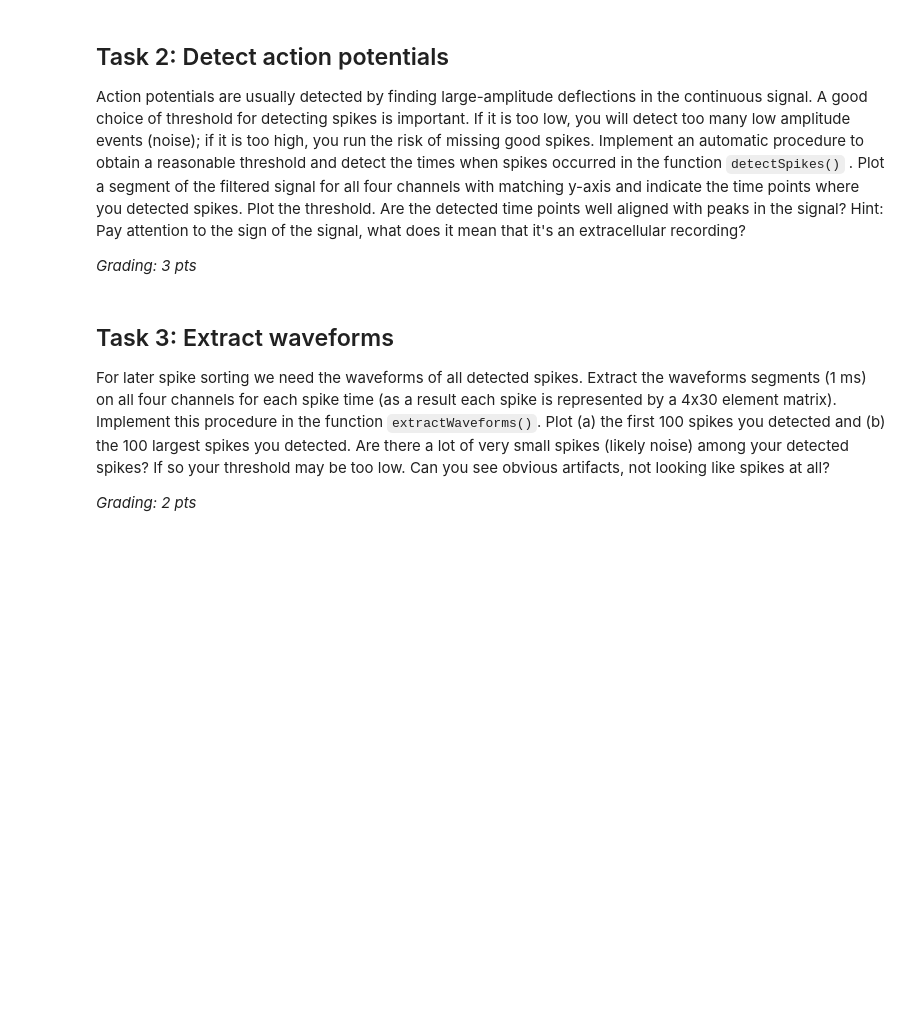
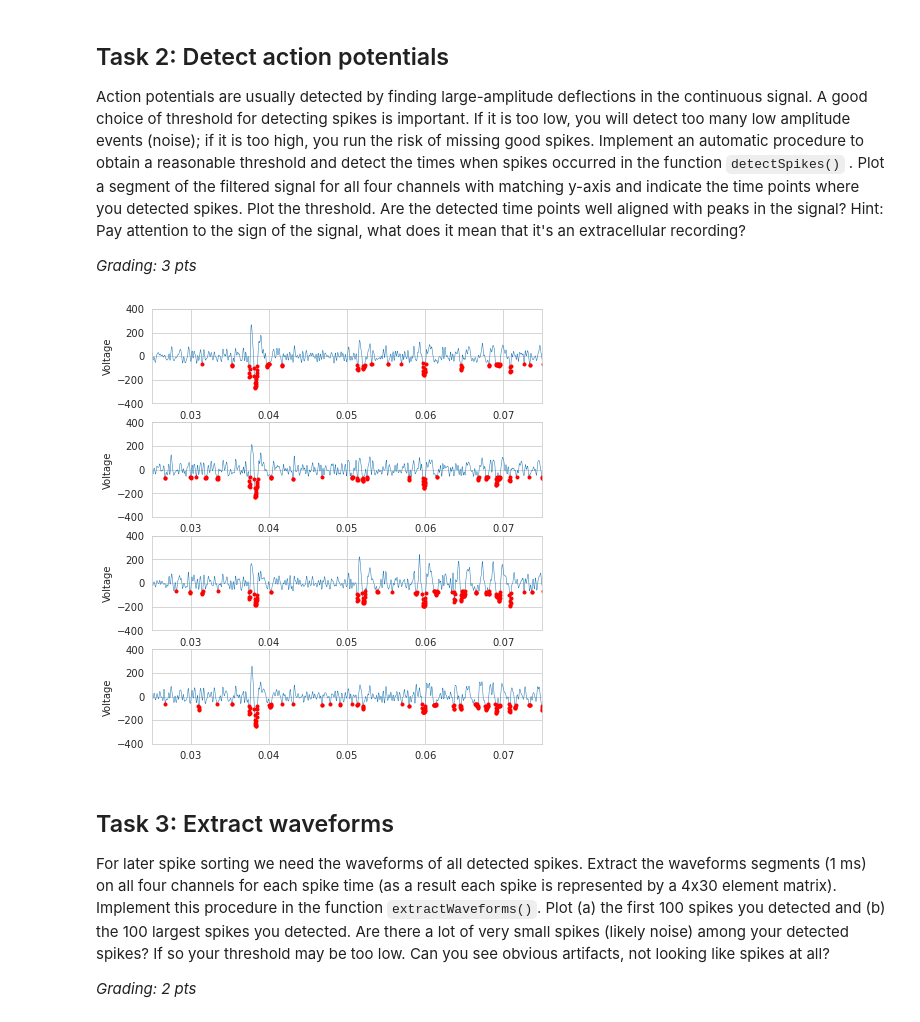
Before and after one commit to tanmayyb/neural_data_science, a Jupyter notebook: labs/CodingLab1.ipynb, the cells around one changed output. Saved outputs shown, nothing was run; the diff lists cells and outputs as text; code cells hidden in the pictures; blank space fills up the shorter version.

````diff
--- a/labs/CodingLab1.ipynb
+++ b/labs/CodingLab1.ipynb
@@ -133,31 +134,59 @@ Action potentials are usually detected by finding large-amplitude deflections in
 
 *Grading: 3 pts*
 # %%
-def detectSpikes(x,Fs):
 # Detect spikes
 # s, t = detectSpikes(x,Fs) detects spikes in x, where Fs the sampling
 #   rate (in Hz). The outputs s and t are column vectors of spike times in
 #   samples and ms, respectively. By convention the time of the zeroth
 #   sample is 0 ms.
 
+def detectSpikes(
+                    x   : np.array,
+                    Fs  : float
+                    ) -> tuple:
+
+    dt = 1/Fs
 
 
+    def threshold_channel(x:pd.Series) -> pd.Series:
+        threshold = (x.mean() - x.std()/0.6745)
+        return x<threshold
+
+    def get_times(mask, Fs)-> np.array:
+        return mask[mask].index.to_numpy() * (1/Fs)
+
+
+    s = dict()
+    t = dict()
+
+    for i, col in enumerate(x):
+        s_ = threshold_channel(x[col])
+        s[col] = s_
+
+        t_ = get_times(s_, Fs)
+        t[col] = t_
+
+    s   = pd.DataFrame(s)
+
     return (s, t)
+
+
+T = xf.shape[0]
+s, t = detectSpikes(xf,Fs)
-# %%
-T = xf.shape[0]
-s, t = detectSpikes(xf.values(),Fs)
 # %%
 plt.figure(figsize=(7, 8))
 
 tt = np.arange(0,T) * dt
 
 for i, col in enumerate(xf):
     plt.subplot(4,1,i+1)
-    plt.plot(tt,xf[col],linewidth=.5)
-    plt.plot(tt[s],xf[col][s],'r.')
+    plt.plot(tt,xf[col].values,linewidth=.5)
+    plt.plot(tt[s[col].values],xf[col][s[col]].values,'r.')
     plt.ylim((-400, 400))
     plt.xlim((0.025,0.075))
     plt.ylabel('Voltage')
+# %% [output]
+[figure, added]
 # %% [markdown]
 ## Task 3: Extract waveforms
 For later spike sorting we need the waveforms of all detected spikes. Extract the waveforms segments (1 ms) on all four channels for each spike time (as a result each spike is represented by a 4x30 element matrix). Implement this procedure in the function ```extractWaveforms()```. Plot (a) the first 100 spikes you detected and (b) the 100 largest spikes you detected. Are there a lot of very small spikes (likely noise) among your detected spikes? If so your threshold may be too low. Can you see obvious artifacts, not looking like spikes at all?
````
Also changed, not shown: parts of 3 cells of this notebook.
